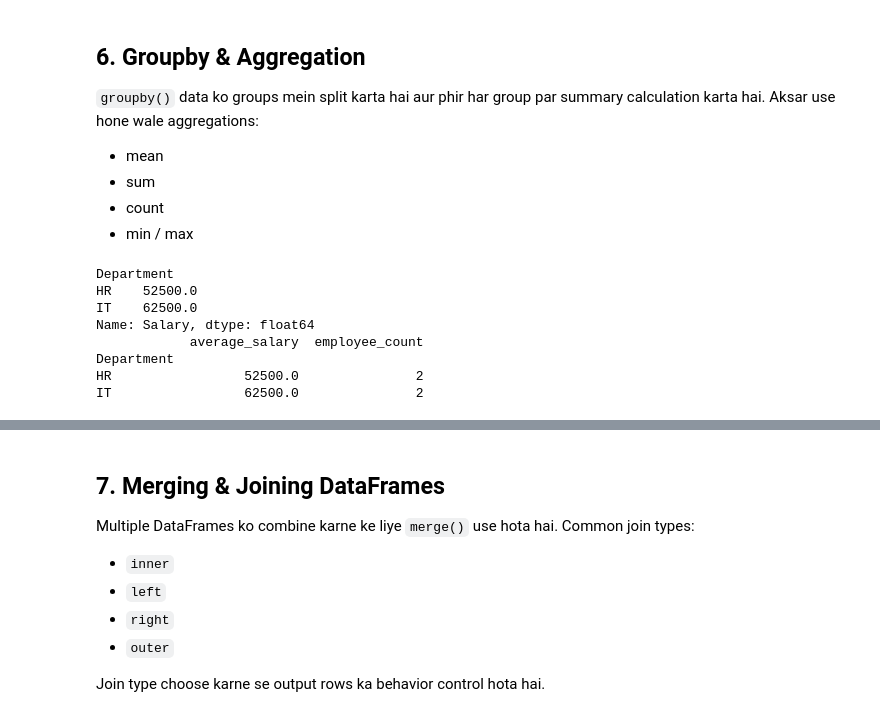
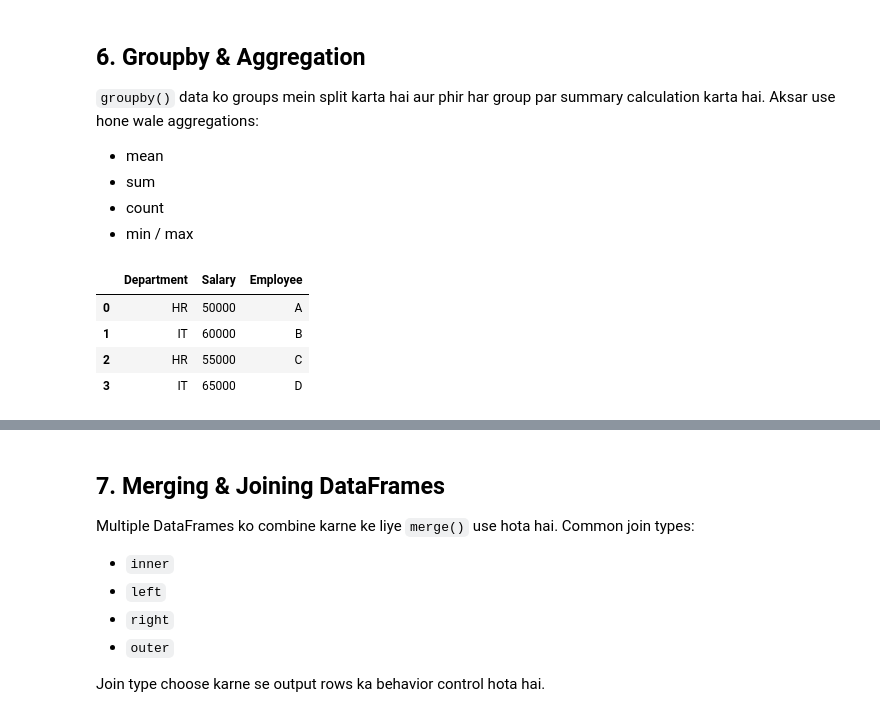
Before and after one commit to Zeeshan5932/Minhaj-solutions, a Jupyter notebook: Machine Learning/01_Pandas/01_Pandas_Tutorial.ipynb, the cells around one changed output, grey strips where cells are left out. Drawn from its saved outputs; the diff is of its cells as text; code cells hidden in the pictures.

```diff
--- a/Machine Learning/01_Pandas/01_Pandas_Tutorial.ipynb
+++ b/Machine Learning/01_Pandas/01_Pandas_Tutorial.ipynb
@@ -385,18 +427,13 @@ Aksar use hone wale aggregations:
 # %%
 df_group = pd.DataFrame({
     'Department': ['HR', 'IT', 'HR', 'IT'],
     'Salary': [50000, 60000, 55000, 65000],
     'Employee': ['A', 'B', 'C', 'D']
 })
-
-print(df_group.groupby('Department')['Salary'].mean())
-print(df_group.groupby('Department').agg(average_salary=('Salary', 'mean'), employee_count=('Employee', 'count')))
+df_group.head()
 # %% [output]
-Department
-HR    52500.0
-IT    62500.0
-Name: Salary, dtype: float64
-            average_salary  employee_count
-Department
-HR                 52500.0               2
-IT                 62500.0               2
+|  | Department | Salary | Employee |
+| 0 | HR | 50000 | A |
+| 1 | IT | 60000 | B |
+| 2 | HR | 55000 | C |
+| 3 | IT | 65000 | D |
```
Also changed, not shown: parts of 20 cells of this notebook, 2 other files.
